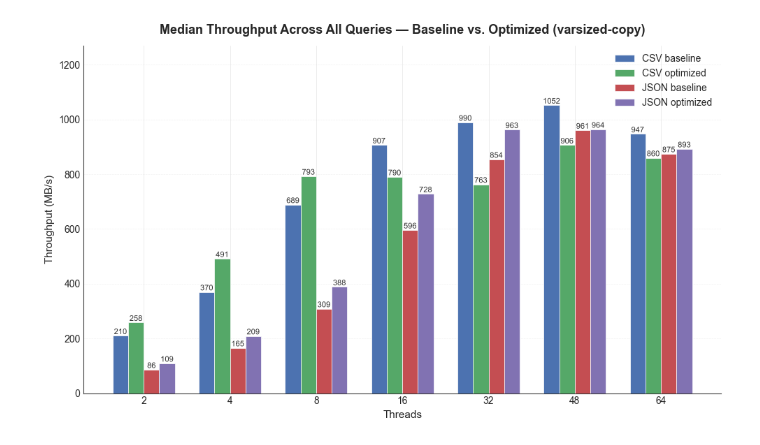
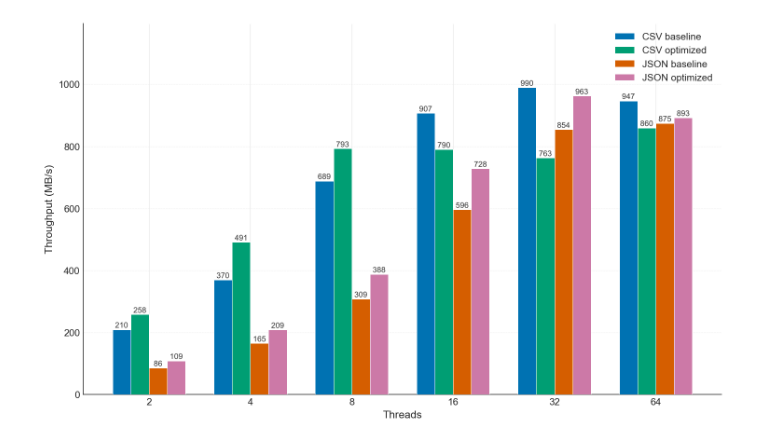
Before and after one commit to nomorehumor/thesis-benchmarks, a Jupyter notebook: varsized-copy/plot.ipynb, the cells around one changed output. Drawn from its saved outputs; the diff is of its cells as text; code cells hidden in the pictures.

```diff
--- a/varsized-copy/plot.ipynb
+++ b/varsized-copy/plot.ipynb
@@ -52,6 +52,7 @@ rows += load_suite("results/optimized_results_1776375022.json", "CSV optimized",
 rows += load_suite("results/baseline-json_results_1776348348.json", "JSON baseline", "queries-json")
 rows += load_suite("results/optimized-json_results_1776349781.json", "JSON optimized", "queries-json")
 df = pd.DataFrame(rows)
+df = df[df["threads"] != 48].reset_index(drop=True)
 print(f"Records: {len(df)}")
 print(f"Suites: {sorted(df['suite'].unique())}")
 print(f"Threads: {sorted(df['threads'].unique())}")
@@ -86,15 +87,18 @@ plt.rcParams.update({
     "font.size": 11,
     "axes.edgecolor": "#333333",
     "axes.linewidth": 0.8,
+    "figure.dpi": 150,
+    "savefig.dpi": 300,
 })
 
 queries = sorted(df["query"].unique())
 suites = ["CSV baseline", "CSV optimized", "JSON baseline", "JSON optimized"]
+# Okabe-Ito colorblind-safe palette
 suite_colors = {
-    "CSV baseline":  "#4C72B0",
-    "CSV optimized": "#55A868",
-    "JSON baseline": "#C44E52",
-    "JSON optimized": "#8172B2",
+    "CSV baseline":  "#0072B2",
+    "CSV optimized": "#009E73",
+    "JSON baseline": "#D55E00",
+    "JSON optimized": "#CC79A7",
 }
 thread_counts = sorted(df["threads"].unique())
 n_suites = len(suites)
@@ -148,8 +152,6 @@ handles, labels = axes[0, 0].get_legend_handles_labels()
 fig.legend(handles, labels, loc="lower center", ncol=n_suites, fontsize=10,
            framealpha=0.9, edgecolor="#cccccc", bbox_to_anchor=(0.5, -0.02))
 
-fig.suptitle("CSV & JSON — Baseline vs. Optimized Throughput (varsized-copy)",
-             fontsize=14, fontweight="bold", y=1.02)
 fig.tight_layout()
 plt.show()
 # %% [output]
@@ -244,14 +246,17 @@ plt.rcParams.update({
     "font.size": 11,
     "axes.edgecolor": "#333333",
     "axes.linewidth": 0.8,
+    "figure.dpi": 150,
+    "savefig.dpi": 300,
 })
 
 suites = ["CSV baseline", "CSV optimized", "JSON baseline", "JSON optimized"]
+# Okabe-Ito colorblind-safe palette
 suite_colors = {
-    "CSV baseline":  "#4C72B0",
-    "CSV optimized": "#55A868",
-    "JSON baseline": "#C44E52",
-    "JSON optimized": "#8172B2",
+    "CSV baseline":  "#0072B2",
+    "CSV optimized": "#009E73",
+    "JSON baseline": "#D55E00",
+    "JSON optimized": "#CC79A7",
 }
 thread_counts = sorted(df["threads"].unique())
 n_suites = len(suites)
@@ -271,33 +276,31 @@ fig, ax = plt.subplots(figsize=(10, 6))
 for j, suite in enumerate(suites):
     if suite not in median_across.index.get_level_values("suite"):
         continue
     vals = median_across.loc[suite].reindex(thread_counts)
     offset = (j - (n_suites - 1) / 2) * bar_width
     bars = ax.bar(x + offset, vals.values, bar_width, label=suite,
                   color=suite_colors[suite], edgecolor="white", linewidth=0.5, zorder=3)
     for bar in bars:
         h = bar.get_height()
         if h is not None and not np.isnan(h):
             txt = ax.text(bar.get_x() + bar.get_width() / 2, h + 1,
                           f"{h:.0f}", ha="center", va="bottom", fontsize=8,
                           color="#333333", fontweight="medium")
             txt.set_path_effects([pe.withStroke(linewidth=2, foreground="white")])
 
 ax.set_xlabel("Threads", fontsize=11, fontweight="medium")
 ax.set_ylabel("Throughput (MB/s)", fontsize=11, fontweight="medium")
-ax.set_title("Median Throughput Across All Queries — Baseline vs. Optimized (varsized-copy)",
-             fontsize=13, fontweight="bold", pad=12)
 ax.set_xticks(x)
 ax.set_xticklabels(thread_counts)
 ax.set_ylim(0, ax.get_ylim()[1] * 1.15)
 ax.tick_params(axis="both", which="major", labelsize=10)
 ax.grid(True, alpha=0.25, axis="y", linestyle="--", zorder=0)
 ax.set_axisbelow(True)
 ax.spines["top"].set_visible(False)
 ax.spines["right"].set_visible(False)
 ax.legend(fontsize=10, framealpha=0.9, edgecolor="#cccccc")
 
 fig.tight_layout()
 plt.show()
 # %% [output]
-[figure, old version]
+[figure, new version]
```
Also changed, not shown: parts of 7 cells of this notebook, 16 other files.
